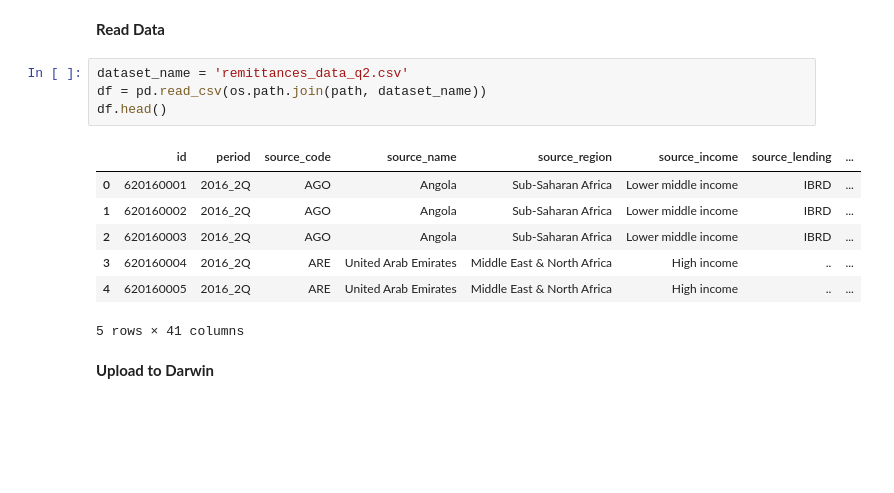
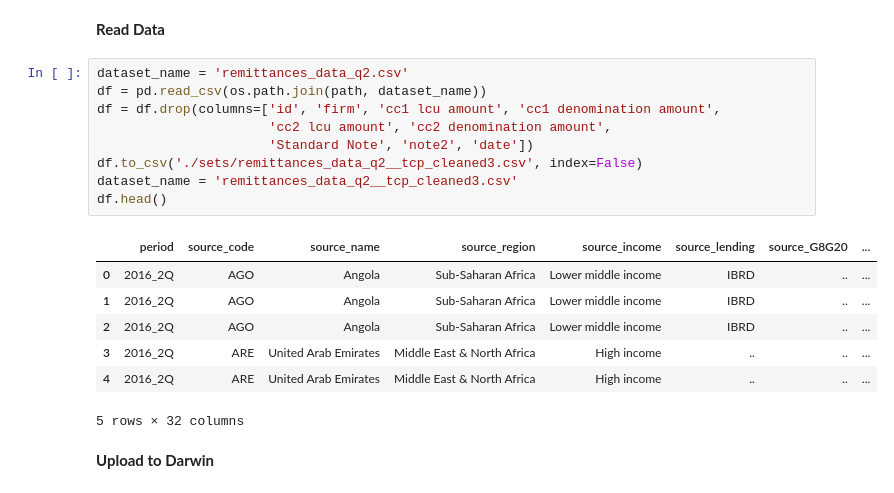
Before and after one commit to skenkare6/darwin-sdk, a Jupyter notebook: regression_tot_cost_prcntg.ipynb, the cells around one changed output. Saved outputs shown, nothing was run; the diff lists cells and outputs as text; blank space fills up the shorter version.

Commit message:
Matt's Regression - updated
Still not working. Issues with running Darwin today. I think the issue might somehow have to do with one of the specific features that is in the dataset.

```diff
--- a/regression_tot_cost_prcntg.ipynb
+++ b/regression_tot_cost_prcntg.ipynb
@@ -27,18 +27,23 @@ path = './sets/'
 ## Upload and Read Data
 # %% [markdown]
 **Read Data**
-# %%
-dataset_name = 'remittances_data_q2.csv'
-df = pd.read_csv(os.path.join(path, dataset_name))
-df.head()
-# %% [output]
-|  | id | period | source_code | source_name | source_region | source_income | source_lending | ... |
-| 0 | 620160001 | 2016_2Q | AGO | Angola | Sub-Saharan Africa | Lower middle income | IBRD | ... |
-| 1 | 620160002 | 2016_2Q | AGO | Angola | Sub-Saharan Africa | Lower middle income | IBRD | ... |
-| 2 | 620160003 | 2016_2Q | AGO | Angola | Sub-Saharan Africa | Lower middle income | IBRD | ... |
-| 3 | 620160004 | 2016_2Q | ARE | United Arab Emirates | Middle East & North Africa | High income | .. | ... |
-| 4 | 620160005 | 2016_2Q | ARE | United Arab Emirates | Middle East & North Africa | High income | .. | ... |
-5 rows × 41 columns
+# %%
+dataset_name = 'remittances_data_q2.csv'
+df = pd.read_csv(os.path.join(path, dataset_name))
+df = df.drop(columns=['id', 'firm', 'cc1 lcu amount', 'cc1 denomination amount',
+                      'cc2 lcu amount', 'cc2 denomination amount',
+                      'Standard Note', 'note2', 'date'])
+df.to_csv('./sets/remittances_data_q2__tcp_cleaned3.csv', index=False)
+dataset_name = 'remittances_data_q2__tcp_cleaned3.csv'
+df.head()
+# %% [output]
+|  | period | source_code | source_name | source_region | source_income | source_lending | source_G8G20 | ... |
+| 0 | 2016_2Q | AGO | Angola | Sub-Saharan Africa | Lower middle income | IBRD | .. | ... |
+| 1 | 2016_2Q | AGO | Angola | Sub-Saharan Africa | Lower middle income | IBRD | .. | ... |
+| 2 | 2016_2Q | AGO | Angola | Sub-Saharan Africa | Lower middle income | IBRD | .. | ... |
+| 3 | 2016_2Q | ARE | United Arab Emirates | Middle East & North Africa | High income | .. | .. | ... |
+| 4 | 2016_2Q | ARE | United Arab Emirates | Middle East & North Africa | High income | .. | .. | ... |
+5 rows × 32 columns
 # %% [markdown]
 **Upload to Darwin**
 # %%
```
Also changed, not shown: parts of 8 cells of this notebook.
